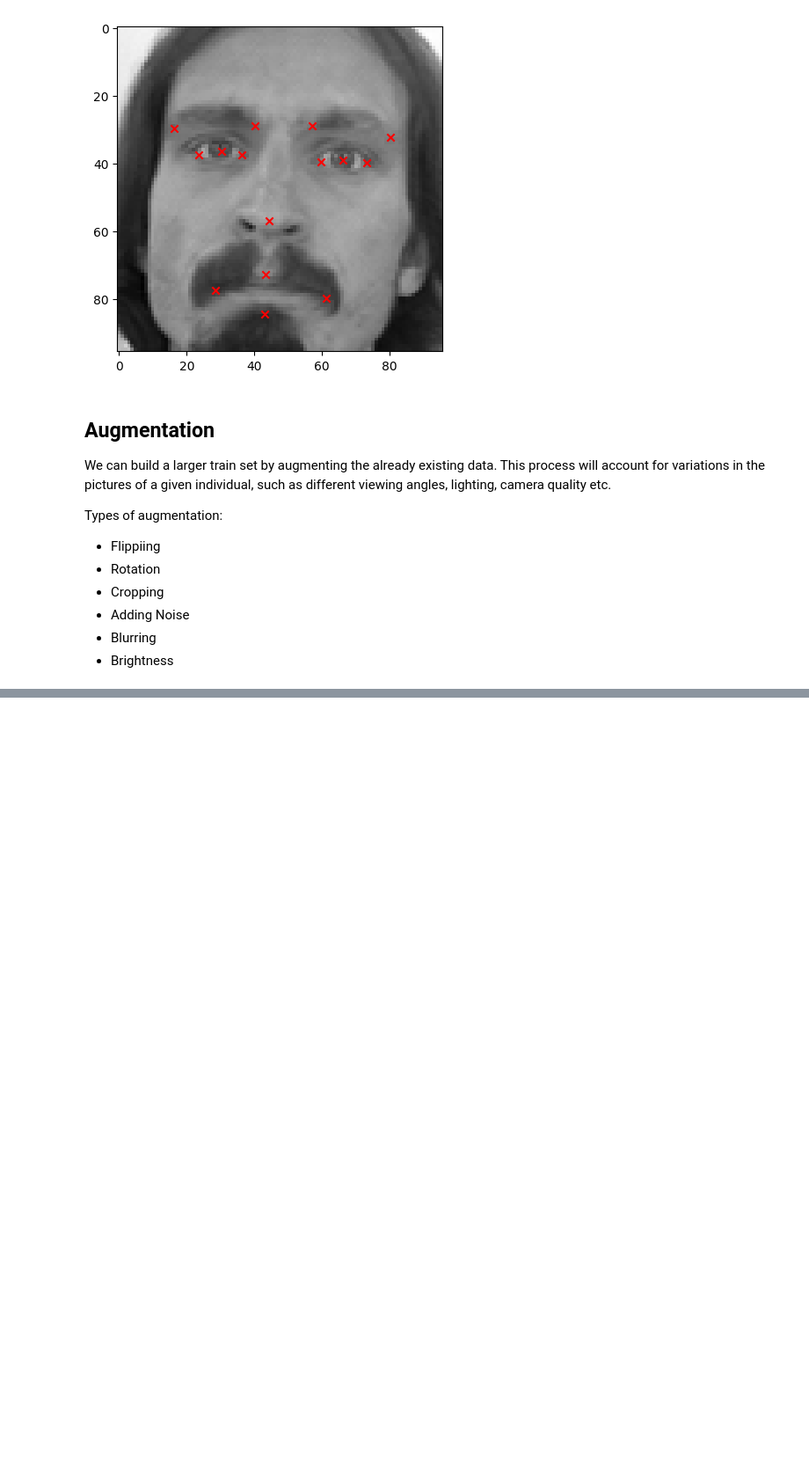
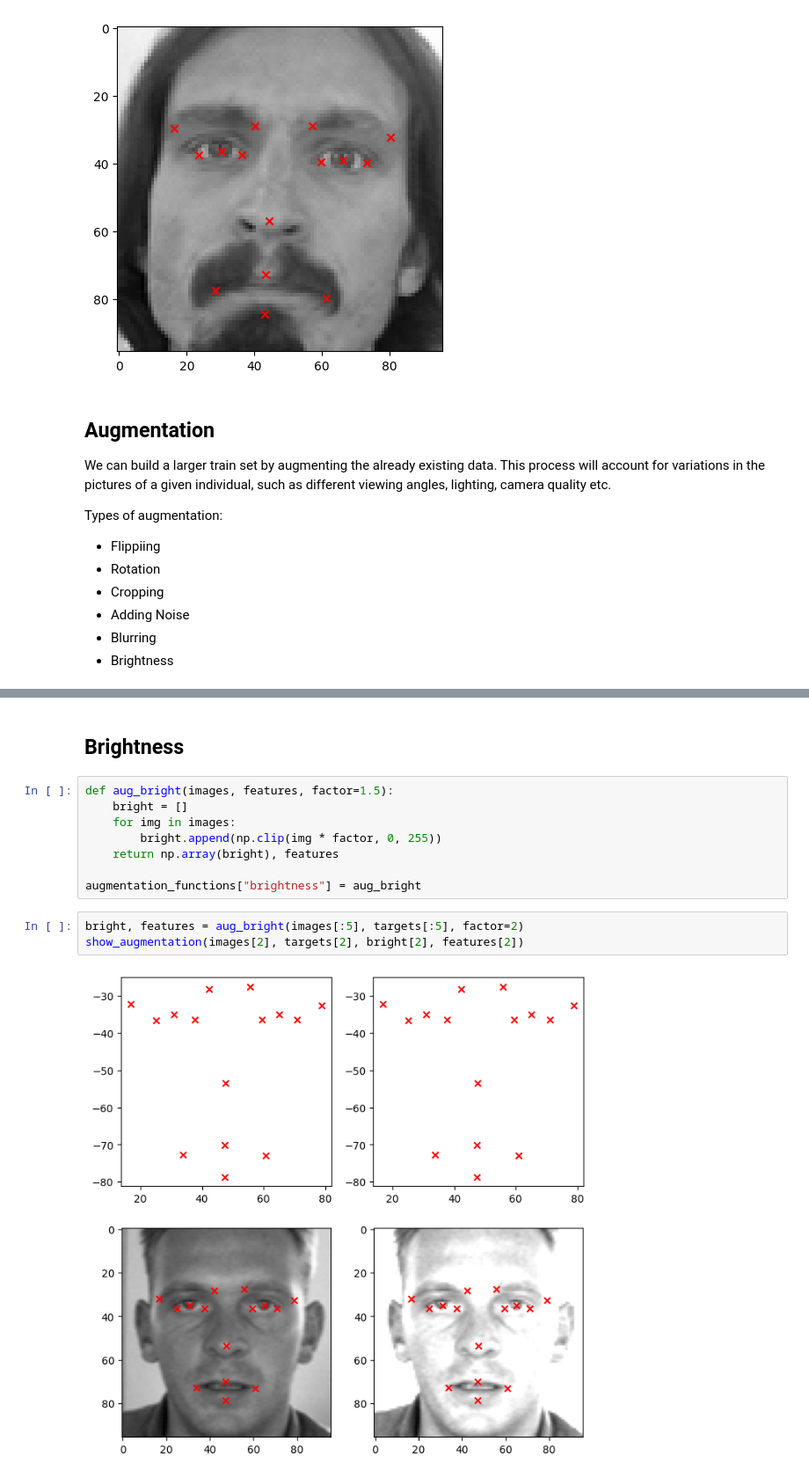
Before and after one commit to abhayp2204/Facial-Keypoints-Recognition, a Jupyter notebook: code.ipynb, the cells around one changed output, grey strips where cells are left out. Shown at 88% size. Cells and saved outputs as stored; diff of their text form; blank space fills up the shorter version.

```diff
--- a/code.ipynb
+++ b/code.ipynb
@@ -142,0 +217,15 @@ show_augmentation(image, feature, flipped_img, flipped_feat)
+# %% [markdown]
+## Brightness
+# %%
+def aug_bright(images, features, factor=1.5):
+    bright = []
+    for img in images:
+        bright.append(np.clip(img * factor, 0, 255))
+    return np.array(bright), features
+
+augmentation_functions["brightness"] = aug_bright
+# %%
+bright, features = aug_bright(images[:5], targets[:5], factor=2)
+show_augmentation(images[2], targets[2], bright[2], features[2])
+# %% [output]
+[figure, added]
```
Also changed, not shown: parts of 27 cells of this notebook.
